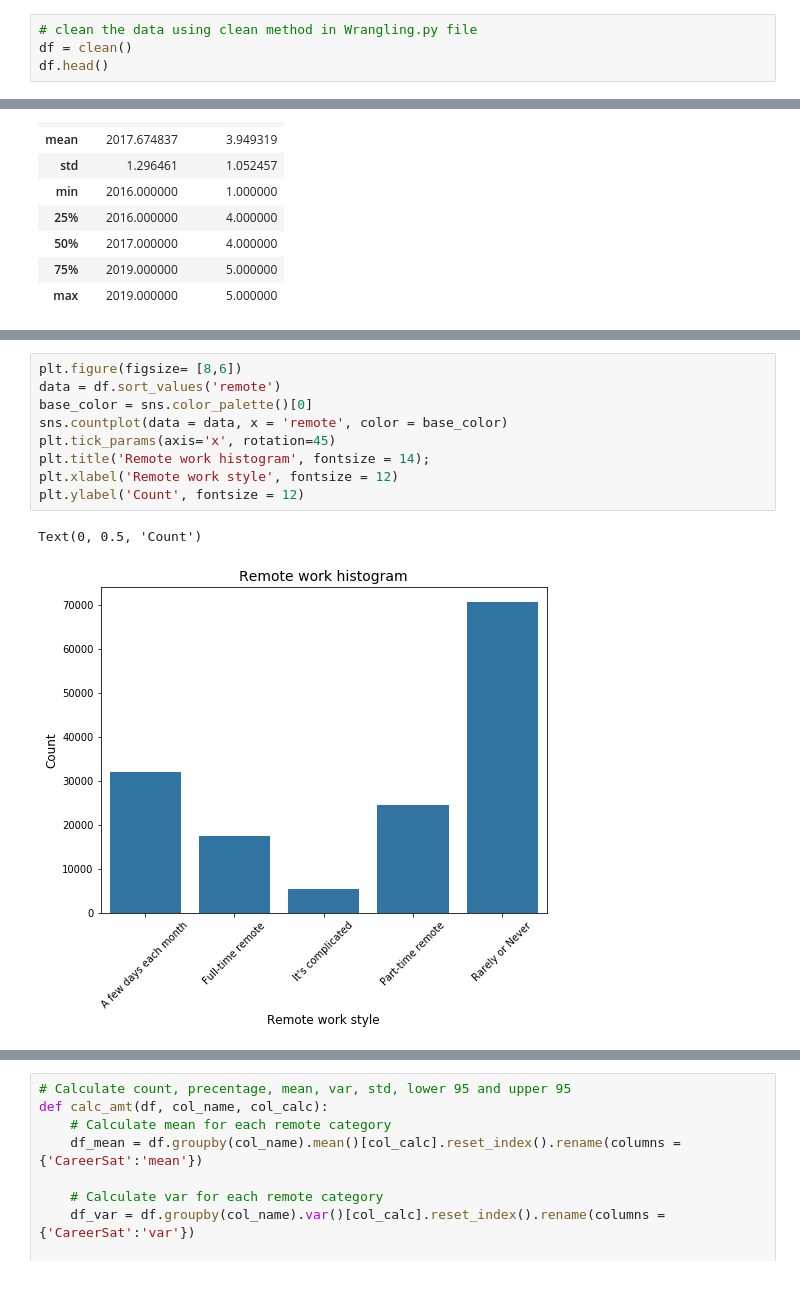
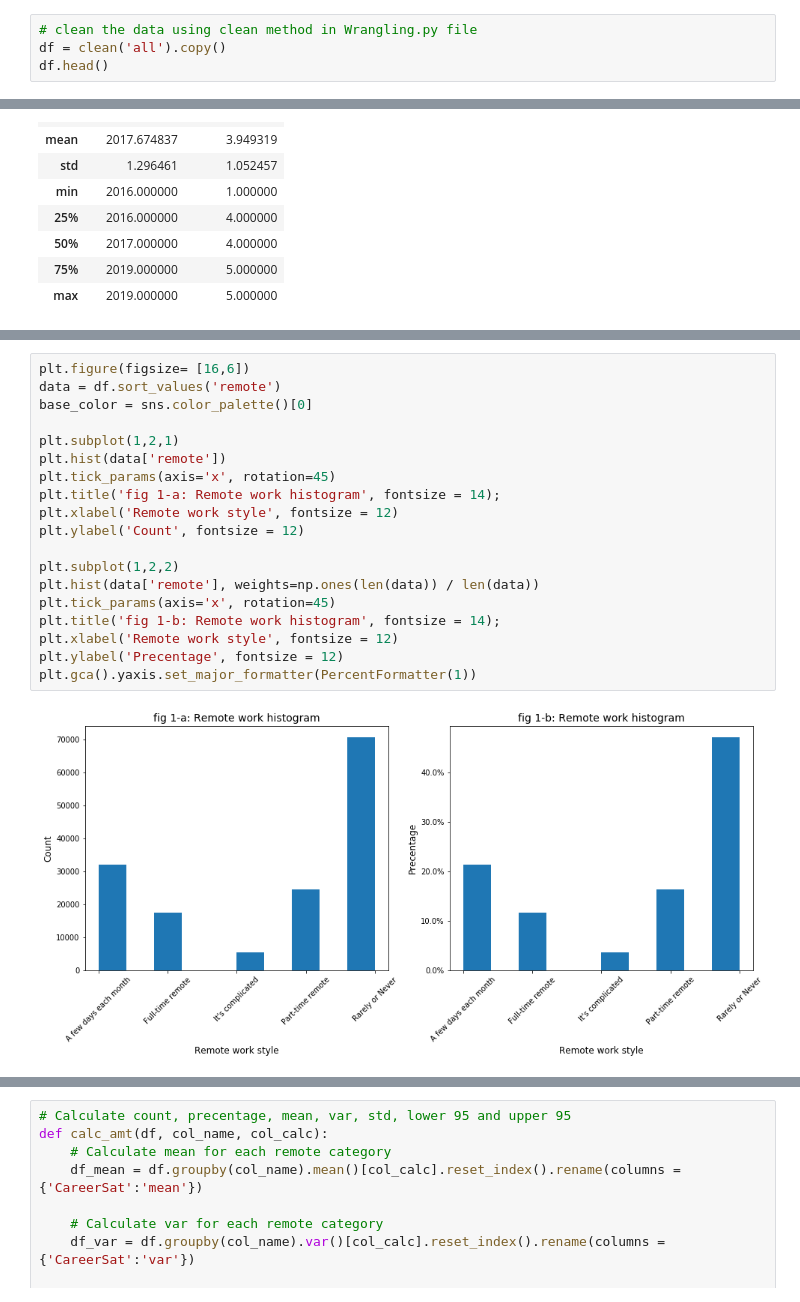
Before and after one commit to hamidkhbl/StackoverflowSurvey, a Jupyter notebook: RemoteAndJobSatisfaction.ipynb, the cells around one changed output, grey strips where cells are left out. Cells and saved outputs as stored; diff of their text form.

```diff
--- a/RemoteAndJobSatisfaction.ipynb
+++ b/RemoteAndJobSatisfaction.ipynb
@@ -12,6 +19,6 @@ from Wrangling import clean
 # %%
 # clean the data using clean method in Wrangling.py file
-df = clean()
+df = clean('all').copy()
 df.head()
 # %% [output]
 A value is trying to be set on a copy of a slice from a DataFrame
@@ -39,15 +58,24 @@ df.describe()
 # %%
-plt.figure(figsize= [8,6])
+plt.figure(figsize= [16,6])
 data = df.sort_values('remote')
 base_color = sns.color_palette()[0]
-sns.countplot(data = data, x = 'remote', color = base_color)
+
+plt.subplot(1,2,1)
+plt.hist(data['remote'])
 plt.tick_params(axis='x', rotation=45)
-plt.title('Remote work histogram', fontsize = 14);
+plt.title('fig 1-a: Remote work histogram', fontsize = 14);
 plt.xlabel('Remote work style', fontsize = 12)
 plt.ylabel('Count', fontsize = 12)
+
+plt.subplot(1,2,2)
+plt.hist(data['remote'], weights=np.ones(len(data)) / len(data))
+plt.tick_params(axis='x', rotation=45)
+plt.title('fig 1-b: Remote work histogram', fontsize = 14);
+plt.xlabel('Remote work style', fontsize = 12)
+plt.ylabel('Precentage', fontsize = 12)
+plt.gca().yaxis.set_major_formatter(PercentFormatter(1))
 # %% [output]
-Text(0, 0.5, 'Count')
-[figure, old version]
+[figure, new version]
 # %%
 plt.figure(figsize= [18,15])
 
```
Also changed, not shown: parts of 10 cells of this notebook, 2 other files.
